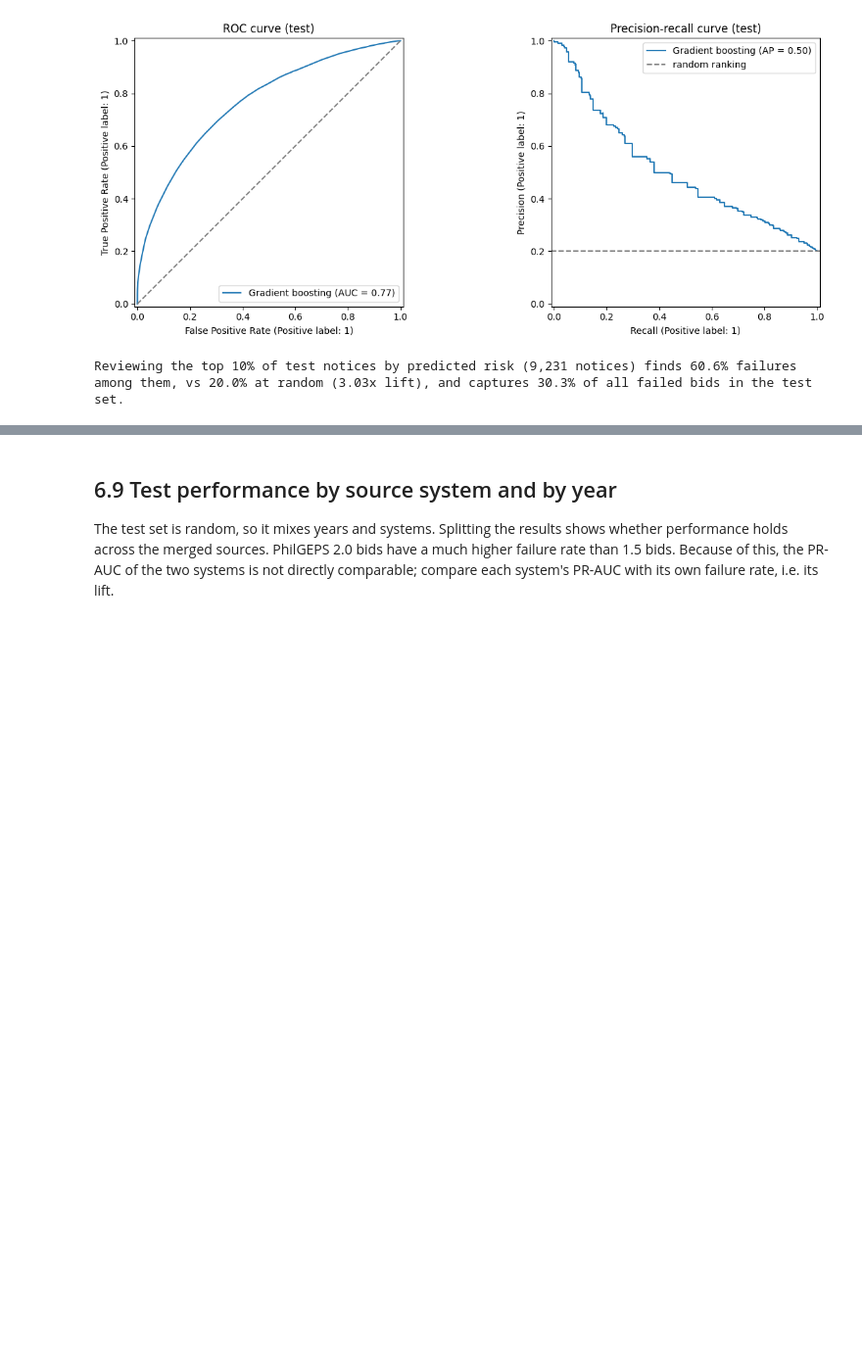
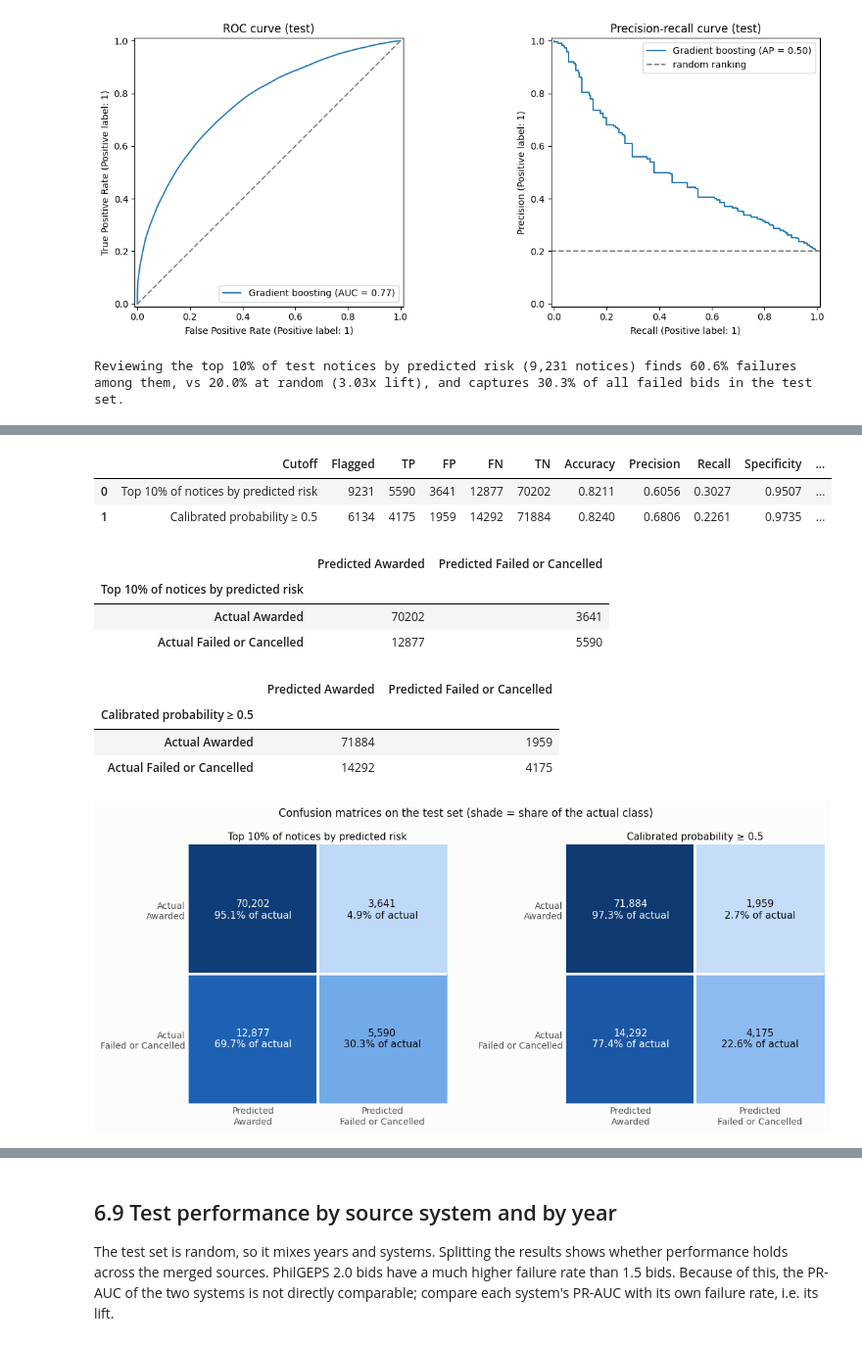
Before and after one commit to deyosa/philgeps-ml-project, a Jupyter notebook: notebooks/02_modeling.ipynb, the cells around one changed output, grey strips where cells are left out. Shown at 98% size. Saved outputs shown, nothing was run; the diff lists cells and outputs as text; code cells hidden in the pictures; blank space fills up the shorter version.

```diff
--- a/notebooks/02_modeling.ipynb
+++ b/notebooks/02_modeling.ipynb
@@ -275,0 +285,59 @@ Reviewing the top 10% of test notices by predicted risk (9,231 notices) finds 60
+# %%
+from matplotlib.colors import LinearSegmentedColormap
+from sklearn.metrics import balanced_accuracy_score, confusion_matrix, f1_score, matthews_corrcoef
+
+k10 = int(round(len(prob_test) * 0.10))
+flag_top10 = np.zeros(len(prob_test), dtype=int)
+flag_top10[np.argsort(-prob_test, kind="stable")[:k10]] = 1  # same ranking rule as pf.queue_metrics
+cutoffs = {"Top 10% of notices by predicted risk": flag_top10,
+           "Calibrated probability ≥ 0.5": (prob_test >= 0.5).astype(int)}
+labels = ["Awarded", "Failed or Cancelled"]
+
+rows, matrices = [], {}
+for name, pred in cutoffs.items():
+    cm = confusion_matrix(y_test, pred, labels=[0, 1])
+    matrices[name] = cm
+    tn, fp, fn, tp = cm.ravel()
+    rows.append({"Cutoff": name, "Flagged": int(pred.sum()), "TP": tp, "FP": fp, "FN": fn, "TN": tn,
+                 "Accuracy": (tp + tn) / cm.sum(), "Precision": tp / (tp + fp), "Recall": tp / (tp + fn),
+                 "Specificity": tn / (tn + fp), "F1": f1_score(y_test, pred),
+                 "Balanced accuracy": balanced_accuracy_score(y_test, pred), "MCC": matthews_corrcoef(y_test, pred)})
+cm_summary = pd.DataFrame(rows)
+display(cm_summary)
+for name, cm in matrices.items():
+    display(pd.DataFrame(cm, index=[f"Actual {l}" for l in labels], columns=[f"Predicted {l}" for l in labels])
+            .rename_axis(name))
+
+# Single-hue sequential scale (light = low share, dark = high share); ink switches to light text on dark cells.
+seq_blue = LinearSegmentedColormap.from_list("seq_blue", ["#cde2fb", "#86b6ef", "#2a78d6", "#1c5cab", "#0d366b"])
+SURFACE, INK, INK_2 = "#fcfcfb", "#0b0b0b", "#52514e"
+fig, axes = plt.subplots(1, 2, figsize=(12, 5.2), facecolor=SURFACE)
+for ax, (name, cm) in zip(axes, matrices.items()):
+    share = cm / cm.sum(axis=1, keepdims=True)
+    ax.imshow(share, cmap=seq_blue, vmin=0, vmax=1)
+    for i in range(2):
+        for j in range(2):
+            ax.text(j, i, f"{cm[i, j]:,}\n{share[i, j]:.1%} of actual", ha="center", va="center", fontsize=11,
+                    color=SURFACE if share[i, j] >= 0.5 else INK)
+    ax.axhline(0.5, color=SURFACE, lw=3); ax.axvline(0.5, color=SURFACE, lw=3)  # gap between cells
+    ax.set_xticks([0, 1], [f"Predicted\n{l}" for l in labels])
+    ax.set_yticks([0, 1], [f"Actual\n{l}" for l in labels])
+    ax.tick_params(length=0, colors=INK_2)
+    for spine in ax.spines.values():
+        spine.set_visible(False)
+    ax.set_title(name, fontsize=11, color=INK)
+fig.suptitle("Confusion matrices on the test set (shade = share of the actual class)", color=INK)
+plt.tight_layout(); plt.show()
+# %% [output]
+|  | Cutoff | Flagged | TP | FP | FN | TN | Accuracy | Precision | Recall | Specificity | ... |
+| 0 | Top 10% of notices by predicted risk | 9231 | 5590 | 3641 | 12877 | 70202 | 0.8211 | 0.6056 | 0.3027 | 0.9507 | ... |
+| 1 | Calibrated probability ≥ 0.5 | 6134 | 4175 | 1959 | 14292 | 71884 | 0.8240 | 0.6806 | 0.2261 | 0.9735 | ... |
+|  | Predicted Awarded | Predicted Failed or Cancelled |
+| Top 10% of notices by predicted risk |  |  |
+| Actual Awarded | 70202 | 3641 |
+| Actual Failed or Cancelled | 12877 | 5590 |
+|  | Predicted Awarded | Predicted Failed or Cancelled |
+| Calibrated probability ≥ 0.5 |  |  |
+| Actual Awarded | 71884 | 1959 |
+| Actual Failed or Cancelled | 14292 | 4175 |
+[figure, added]
```
Also changed, not shown: parts of 4 cells of this notebook, 4 other files.
